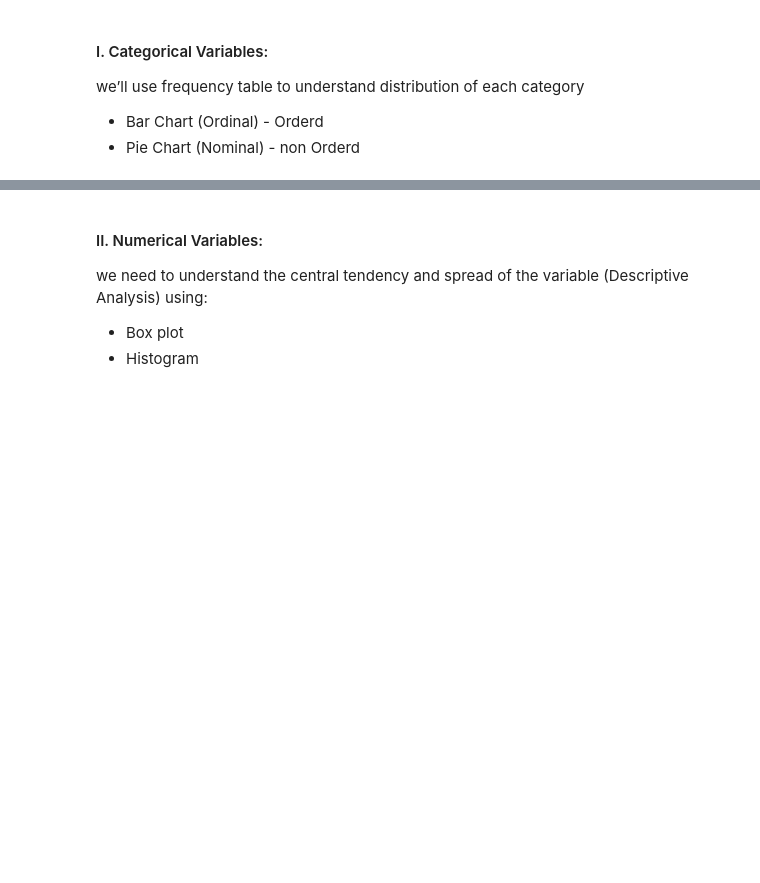
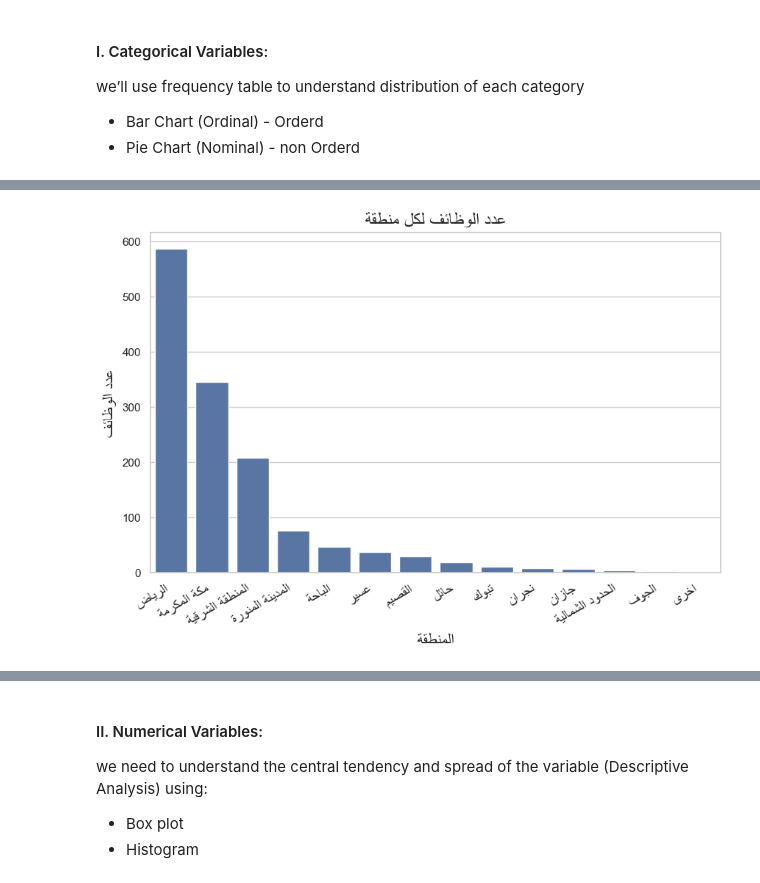
Before and after one commit to Tuwaiq-DS-ML-bootcamp-V-9/Usecase-5, a Jupyter notebook: EDA explain template.ipynb, the cells around one changed output, grey strips where cells are left out. Cells and saved outputs as stored; diff of their text form; code cells hidden in the pictures; blank space fills up the shorter version.

```diff
--- a/EDA explain template.ipynb
+++ b/EDA explain template.ipynb
@@ -722,0 +1156,12 @@ we’ll use frequency table to understand distribution of each category
+# %%
+region_ar = Jadarat['region'].apply(reshape_text)
+
+plt.figure(figsize=(10, 6))
+sns.countplot(x=region_ar, order=region_ar.value_counts().index)
+plt.xticks(rotation=30, ha='right', fontsize=14)
+plt.xlabel(reshape_text("المنطقة"), fontsize=16)
+plt.ylabel(reshape_text("عدد الوظائف"), fontsize=16)
+plt.title(reshape_text("عدد الوظائف لكل منطقة"), fontsize=18)
+plt.show()
+# %% [output]
+[figure, added]
```
Also changed, not shown: parts of 131 cells of this notebook, 7 other files.
